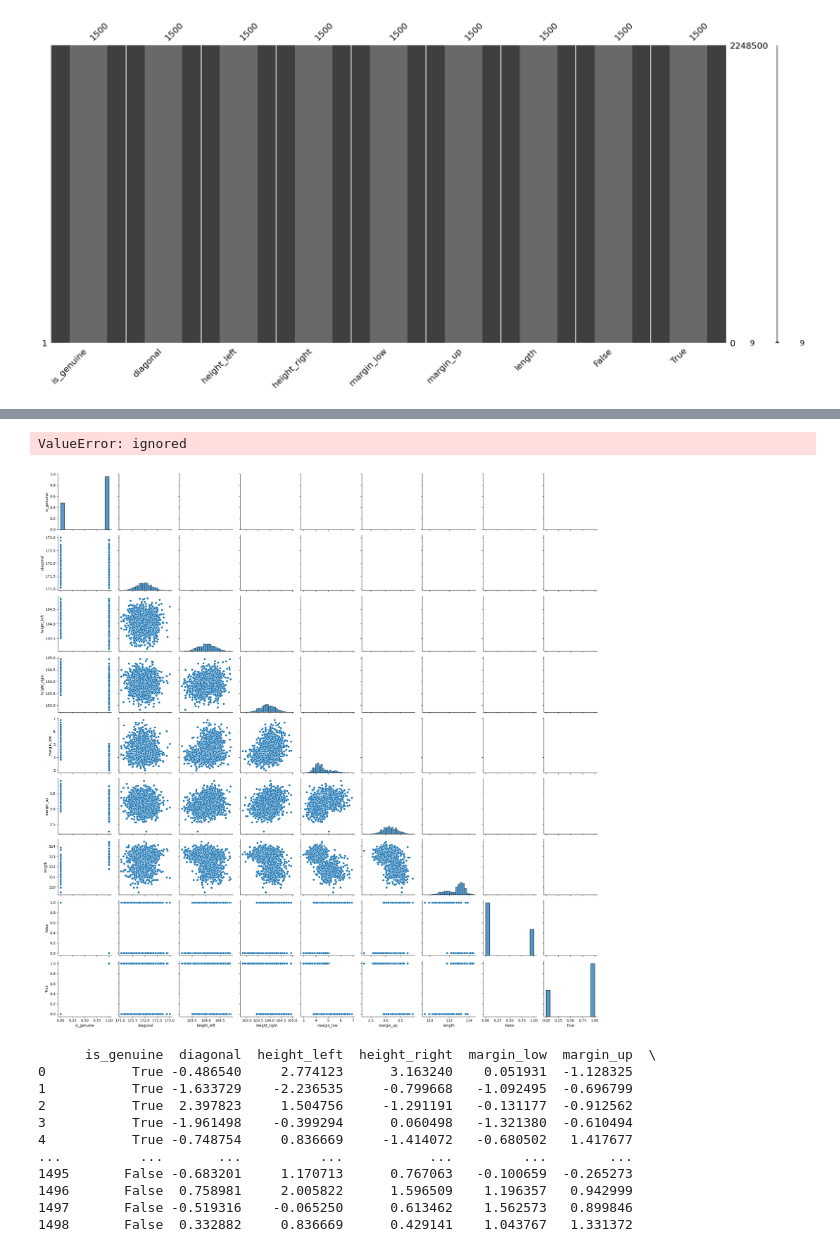
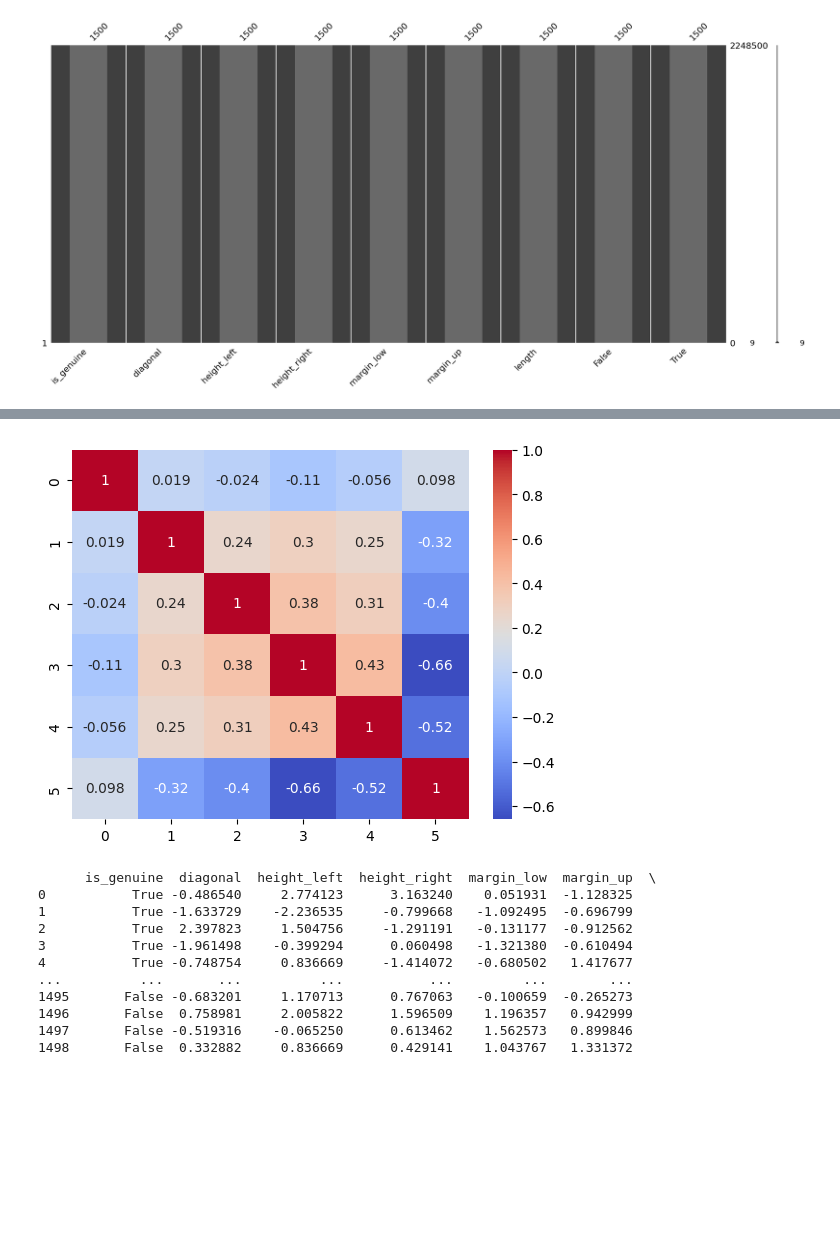
Before and after one commit to JoYongJIn/YongJin-Repository, a Jupyter notebook: KNN_Classifcation_Final.ipynb, the cells around one changed output, grey strips where cells are left out. Drawn from its saved outputs; the diff is of its cells as text; code cells hidden in the pictures; blank space fills up the shorter version.

```diff
--- a/KNN_Classifcation_Final.ipynb
+++ b/KNN_Classifcation_Final.ipynb
@@ -69,17 +77,10 @@ msno.bar(df)
 # %%
-#sns.pairplot이 예상하는 열의 개수와 맞춰주기위해 안그러면 오류생긴다.
-
-# pairplot을 이용한 데이터 시각화
-sns.pairplot(df)
+df_subset_1 = df[['diagonal', 'height_left', 'height_right', 'margin_low', 'margin_up', 'length']]
+corr = np.corrcoef(df_subset_1.T)
+sns.heatmap(corr, annot=True, cmap='coolwarm')
 plt.show()
-
-# np.corrcoef을 이용한 상관계수 행렬 시각화
-#corr = np.corrcoef(df.T)
-#sns.heatmap(corr, annot=True, cmap='coolwarm')
-#plt.show()
 # %% [output]
-ValueError: ignored
-[figure, old version]
+[figure, new version]
 # %%
 from sklearn.preprocessing import StandardScaler
 X = df.iloc[:, 1:].values
```
Also changed, not shown: parts of 1 cell of this notebook.
